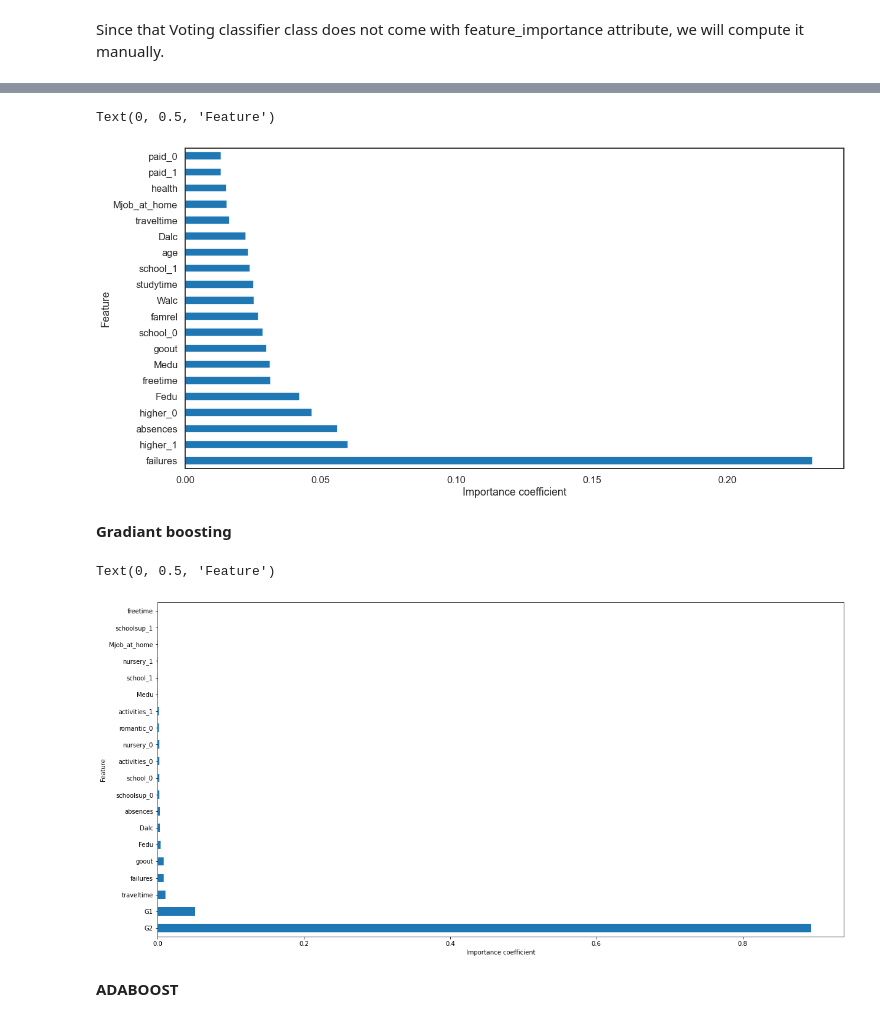
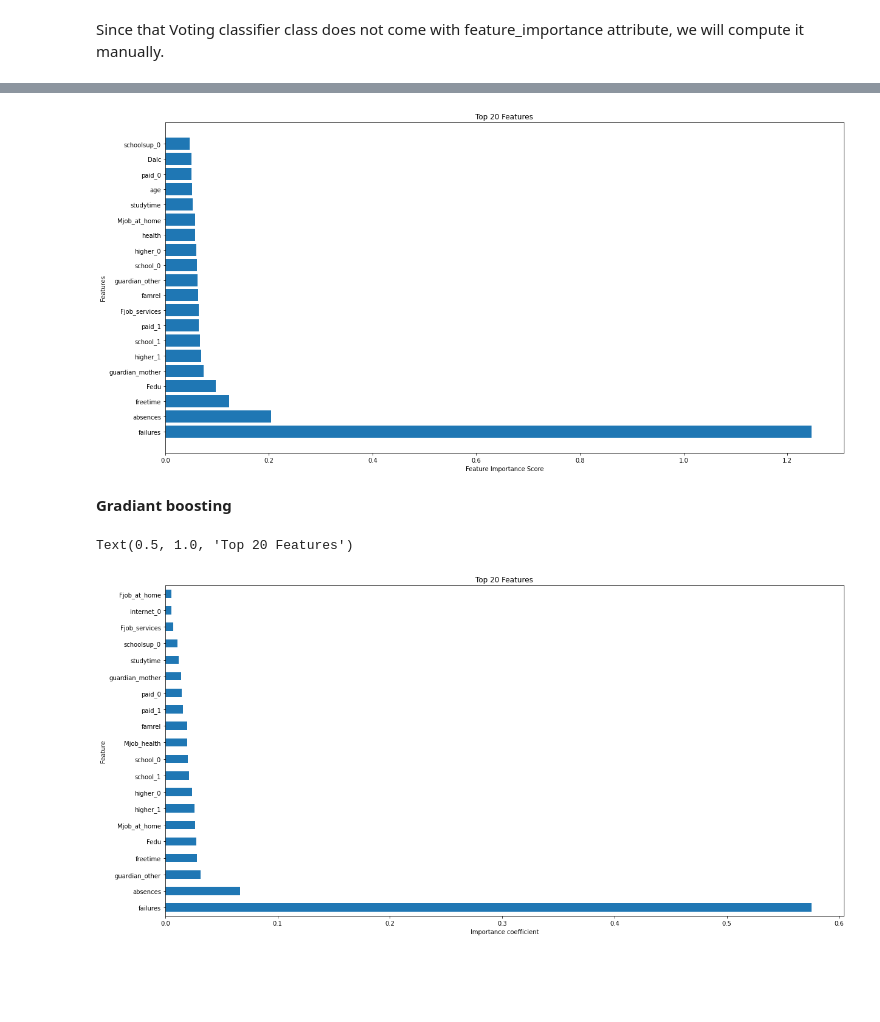
Before and after one commit to rayenFathallah/Student-performance-forecasting-, a Jupyter notebook: Student-Performance-Prediction-V2.ipynb, the cells around one changed output, grey strips where cells are left out. Cells and saved outputs as stored; diff of their text form; code cells hidden in the pictures; blank space fills up the shorter version.

```diff
--- a/Student-Performance-Prediction-V2.ipynb
+++ b/Student-Performance-Prediction-V2.ipynb
@@ -784,3 +808,22 @@ scores
 ### Combining the ADAboost classifier with the Random forests classifier
 # %%
 from sklearn.ensemble import VotingClassifier
+# %%
+param_grid = {
+    'voting': ['soft', 'hard'],
+    'weights': [[1, 1], [2, 1], [1, 2], [3, 1], [1, 3]],
+}
+voting_classifier = VotingClassifier(
+    estimators=[('gb', best_GB), ('ada', AdaB)],
+)
+grid_search = GridSearchCV(
+    estimator=voting_classifier,
+    param_grid=param_grid,
+    cv=5,
+    scoring='accuracy',
+    n_jobs=-1
+)
+grid_search.fit(X_train, y_train)
+
+# Print the best hyperparameters found by the grid search
+print('Best hyperparameters:', grid_search.best_params_)
@@ -787,8 +832,8 @@ from sklearn.ensemble import VotingClassifier
 # %%
 voting_classifier = VotingClassifier(
-    estimators=[('rf', best_rf), ('ada', Ada_vot)],
-    voting='soft',
-    weights= [2,1]
+    estimators=[('gb', best_GB), ('ada', AdaB)],
+    voting='hard',
+    weights= [1,1]
 )
 voting_classifier=voting_classifier.fit(X_train, y_train)
 y_pred=voting_classifier.predict(X_test)
@@ -822,6 +870,7 @@ def compute_feature_importance(voting_clf, weights,names):
     feature_importance_df = feature_importance_df.sort_values(by='Importance', ascending=False)
     return feature_importance_df
 # %%
-compute_feature_importance(voting_classifier,[2,1],feature_names)
+feature_importances = compute_feature_importance(voting_classifier,[2,1],feature_names)
+feature_importances
 # %% [output]
 |  | Feature | Importance |
@@ -847,0 +895,3 @@ We will compare the feature importances of the 3 ensamble methods In order to se
+# %%
+top_features = feature_importances.sort_values('Importance', ascending=False).head(20)
+top_features
@@ -848,12 +916,12 @@ We will compare the feature importances of the 3 ensamble methods In order to se
 # %%
 plt.figure(figsize=(20,10))
-feat_importances_rdf = pd.Series(best_rf.feature_importances_, index=feature_cols)
-feat_importances_rdf.nlargest(20).plot(kind='barh')
-plt.xlabel("Importance coefficient")
-plt.ylabel("Feature")
+plt.barh(top_features['Feature'], top_features['Importance'])
+plt.xlabel('Feature Importance Score')
+plt.ylabel('Features')
+plt.title('Top 20 Features')
+plt.show()
 # %% [output]
-Text(0, 0.5, 'Feature')
-[figure, old version]
+[figure, new version]
 # %% [markdown]
 <b> Gradiant boosting
 # %%
@@ -862,8 +930,7 @@ feat_importances_GB = pd.Series(best_GB.feature_importances_, index=feature_cols
 feat_importances_GB.nlargest(20).plot(kind='barh')
 plt.xlabel("Importance coefficient")
 plt.ylabel("Feature")
+plt.title('Top 20 Features')
 # %% [output]
-Text(0, 0.5, 'Feature')
+Text(0.5, 1.0, 'Top 20 Features')
-[figure, old version]
+[figure, new version]
-# %% [markdown]
-<b> ADABOOST
```
Also changed, not shown: parts of 44 cells of this notebook, 6 other files.
